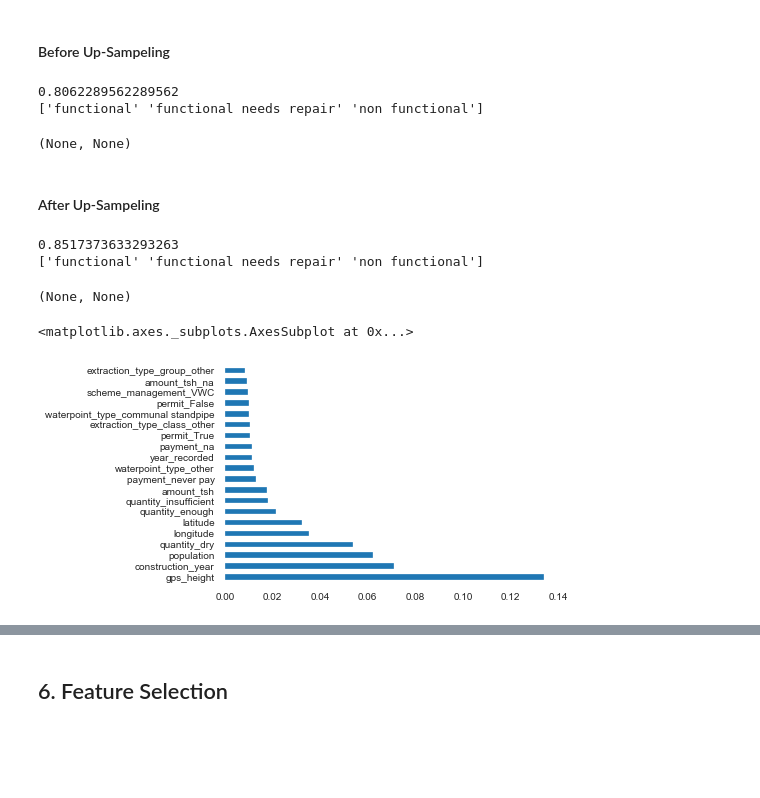
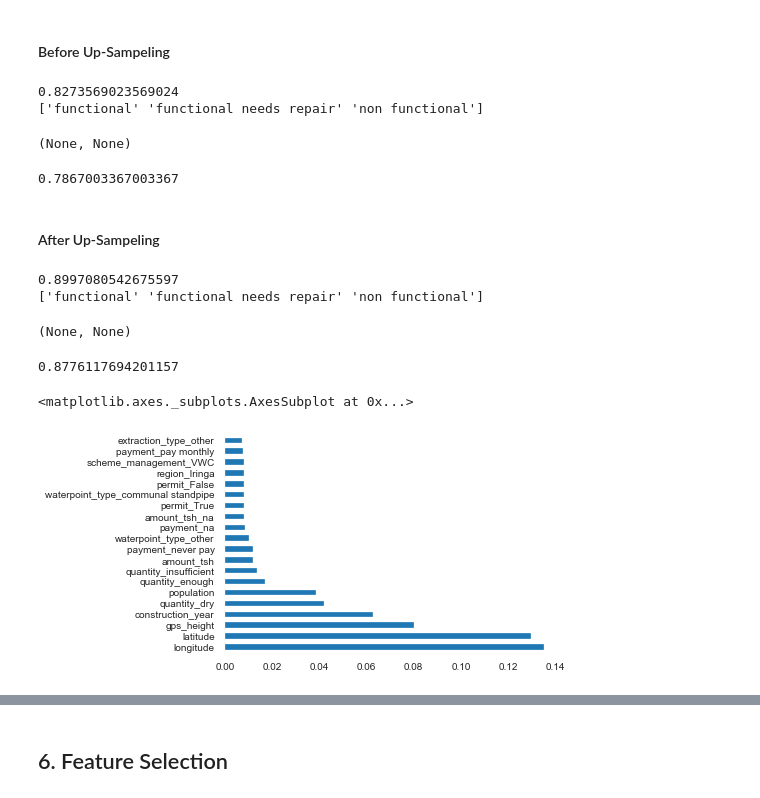
Before and after one commit to amritesh-palani/ML2, a Jupyter notebook: MLII_ GroupD.ipynb, the cells around one changed output, grey strips where cells are left out. Drawn from its saved outputs; the diff is of its cells as text; code cells hidden in the pictures; blank space fills up the shorter version.

```diff
--- a/MLII_ GroupD.ipynb
+++ b/MLII_ GroupD.ipynb
@@ -930,11 +927,0 @@ Name: bin_population, dtype: int64
-# %%
-dataset['construction_year']=dataset['construction_year'].astype('int')
-dataset['amount_tsh']=dataset['amount_tsh'].astype('int')
-dataset['longitude']=dataset['longitude'].astype('int')
-dataset['latitude']=dataset['latitude'].astype('int')
-dataset['year_recorded']=dataset['year_recorded'].astype('int')
-
-#Changing datatypes from Objects to Categories.
-for col in dataset:
-    if dataset.dtypes[col].name == 'object':
-        dataset[col] = dataset[col].astype('category')
@@ -941,3 +930,15 @@ for col in dataset:
+# %%
+from sklearn.preprocessing import MinMaxScaler
+scaler = MinMaxScaler()
+cols=['latitude','longitude','gps_height','population','amount_tsh']
+
+df_scaled = pd.DataFrame(scaler.fit_transform(dataset[cols]), columns=cols)
+
+dataset['latitude']=df_scaled['latitude']
+dataset['longitude']=df_scaled['longitude']
+dataset['gps_height']=df_scaled['gps_height']
+dataset['population']=df_scaled['population']
+dataset['amount_tsh']=df_scaled['amount_tsh']
 # %%
 rm_cols=['funder','installer', 'lga','ward','subvillage','cluster','id'] #we will also no longer use 'cluster'
 dataset.drop(rm_cols, axis=1, inplace=True)
@@ -1047,9 +1059,18 @@ y_pred=ranfor_ini.predict(X_test)
 
 print( accuracy_score(y_pred, y_test)), print(np.unique(y_pred))  #check which classes our model is predicting
 # %% [output]
-0.8062289562289562
+0.8273569023569024
 ['functional' 'functional needs repair' 'non functional']
 (None, None)
+# %%
+from sklearn import tree
+
+tree_initial = tree.DecisionTreeClassifier()
+tree_initial.fit(X=X_train, y=y_train)
+tree_initial.feature_importances_
+tree_initial.score(X=X_test, y=y_test)
+# %% [output]
+0.7867003367003367
 # %% [markdown]
 #### After Up-Sampeling
 # %%
@@ -1076,12 +1097,20 @@ y_pred=ranfor_baseline.predict(X_test)
 
 print( accuracy_score(y_pred, y_test)), print(np.unique(y_pred))  #check which classes our model is predicting
 # %% [output]
-0.8517373633293263
+0.8997080542675597
 ['functional' 'functional needs repair' 'non functional']
 (None, None)
+# %%
+from sklearn import tree
+tree_baseline = tree.DecisionTreeClassifier()
+tree_baseline.fit(X=X_train, y=y_train)
+tree_baseline.feature_importances_
+tree_baseline.score(X=X_test, y=y_test)
+# %% [output]
+0.8776117694201157
 # %%
-feat_importances = pd.Series(ranfor_baseline.feature_importances_, index=trainset_b.drop(['status_group'],axis=1).columns)
-feat_importances.nlargest(20).plot(kind='barh')
+feat_importances_rf = pd.Series(ranfor_baseline.feature_importances_, index=trainset_b.drop(['status_group'],axis=1).columns)
+feat_importances_rf.nlargest(20).plot(kind='barh')
 # %% [output]
 <matplotlib.axes._subplots.AxesSubplot at 0x...>
-[figure, old version]
+[figure, new version]
```
Also changed, not shown: parts of 28 cells of this notebook.
